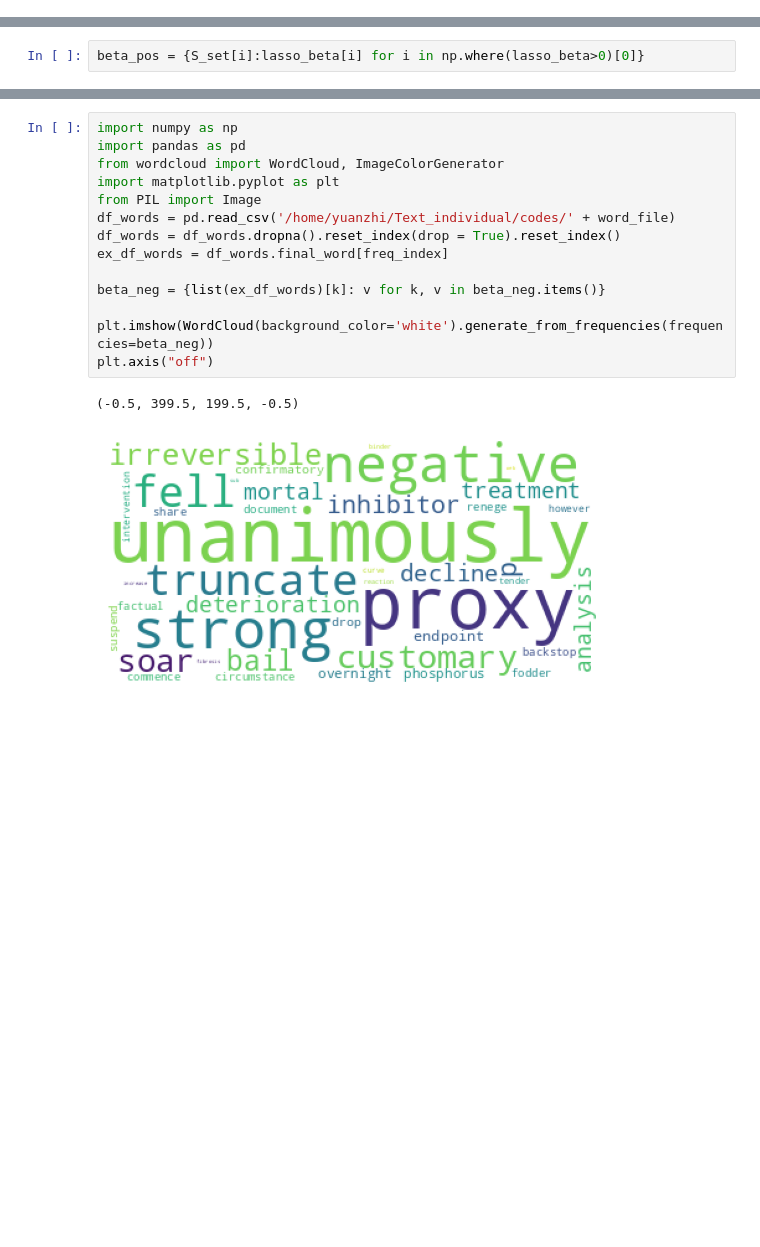
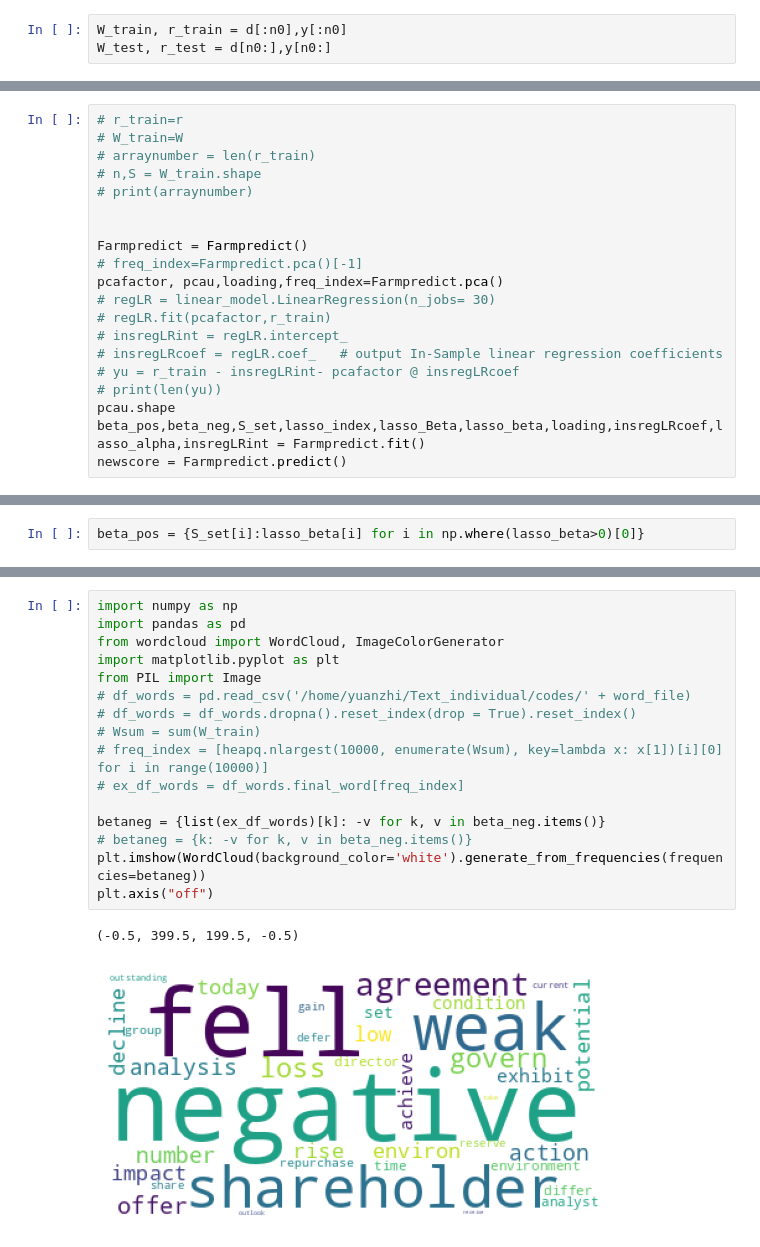
Before and after one commit to orince/Fan, a Jupyter notebook: fan_ex.ipynb, the cells around one changed output, grey strips where cells are left out. Cells and saved outputs as stored; diff of their text form; blank space fills up the shorter version.

```diff
--- a/fan_ex.ipynb
+++ b/fan_ex.ipynb
@@ -163,3 +268,6 @@ array([0.0001    , 0.00016681, 0.00027826, 0.00046416, 0.00077426,
+# %%
+W_train, r_train = d[:n0],y[:n0]
+W_test, r_test = d[n0:],y[n0:]
 # %%
 import numpy as np
 from time import process_time
@@ -349,0 +475,20 @@ freq_index = [heapq.nlargest(10000, enumerate(Wsum), key=lambda x: x[1])[i][0] f
+# %%
+# r_train=r
+# W_train=W
+# arraynumber = len(r_train)
+# n,S = W_train.shape
+# print(arraynumber)
+
+
+Farmpredict = Farmpredict()
+# freq_index=Farmpredict.pca()[-1]
+pcafactor, pcau,loading,freq_index=Farmpredict.pca()
+# regLR = linear_model.LinearRegression(n_jobs= 30)
+# regLR.fit(pcafactor,r_train)
+# insregLRint = regLR.intercept_
+# insregLRcoef = regLR.coef_   # output In-Sample linear regression coefficients
+# yu = r_train - insregLRint- pcafactor @ insregLRcoef
+# print(len(yu))
+pcau.shape
+beta_pos,beta_neg,S_set,lasso_index,lasso_Beta,lasso_beta,loading,insregLRcoef,lasso_alpha,insregLRint = Farmpredict.fit()
+newscore = Farmpredict.predict()
@@ -367,20 +535,22 @@ beta_pos = {S_set[i]:lasso_beta[i] for i in np.where(lasso_beta>0)[0]}
 # %%
 import numpy as np
 import pandas as pd
 from wordcloud import WordCloud, ImageColorGenerator
 import matplotlib.pyplot as plt
 from PIL import Image
-df_words = pd.read_csv('/home/yuanzhi/Text_individual/codes/' + word_file)
-df_words = df_words.dropna().reset_index(drop = True).reset_index()
-ex_df_words = df_words.final_word[freq_index]
+# df_words = pd.read_csv('/home/yuanzhi/Text_individual/codes/' + word_file)
+# df_words = df_words.dropna().reset_index(drop = True).reset_index()
+# Wsum = sum(W_train)
+# freq_index = [heapq.nlargest(10000, enumerate(Wsum), key=lambda x: x[1])[i][0] for i in range(10000)]
+# ex_df_words = df_words.final_word[freq_index]
 
-beta_neg = {list(ex_df_words)[k]: v for k, v in beta_neg.items()}
-
-plt.imshow(WordCloud(background_color='white').generate_from_frequencies(frequencies=beta_neg))
+betaneg = {list(ex_df_words)[k]: -v for k, v in beta_neg.items()}
+# betaneg = {k: -v for k, v in beta_neg.items()}
+plt.imshow(WordCloud(background_color='white').generate_from_frequencies(frequencies=betaneg))
 plt.axis("off")
 # %% [output]
 (-0.5, 399.5, 199.5, -0.5)
-[figure, old version]
+[figure, new version]
 # %%
 beta_pos = {list(ex_df_words)[k]: v for k, v in beta_pos.items()}
 
```
Also changed, not shown: parts of 24 cells of this notebook.
